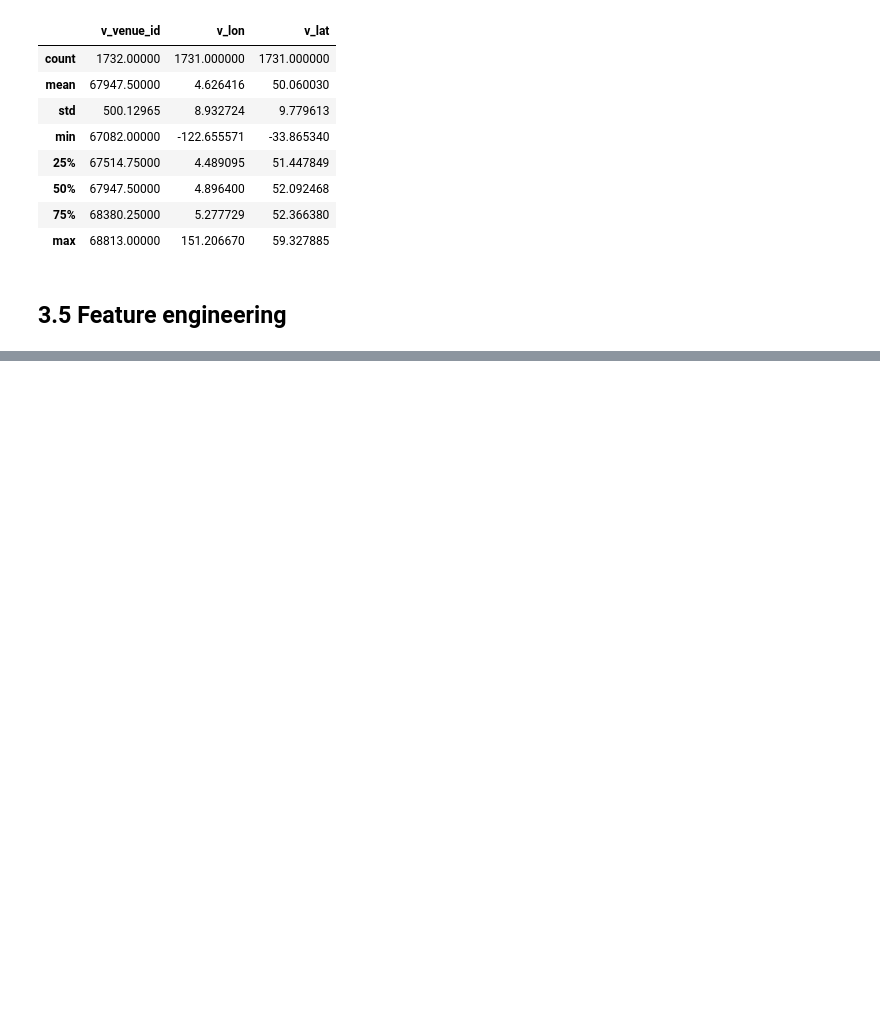
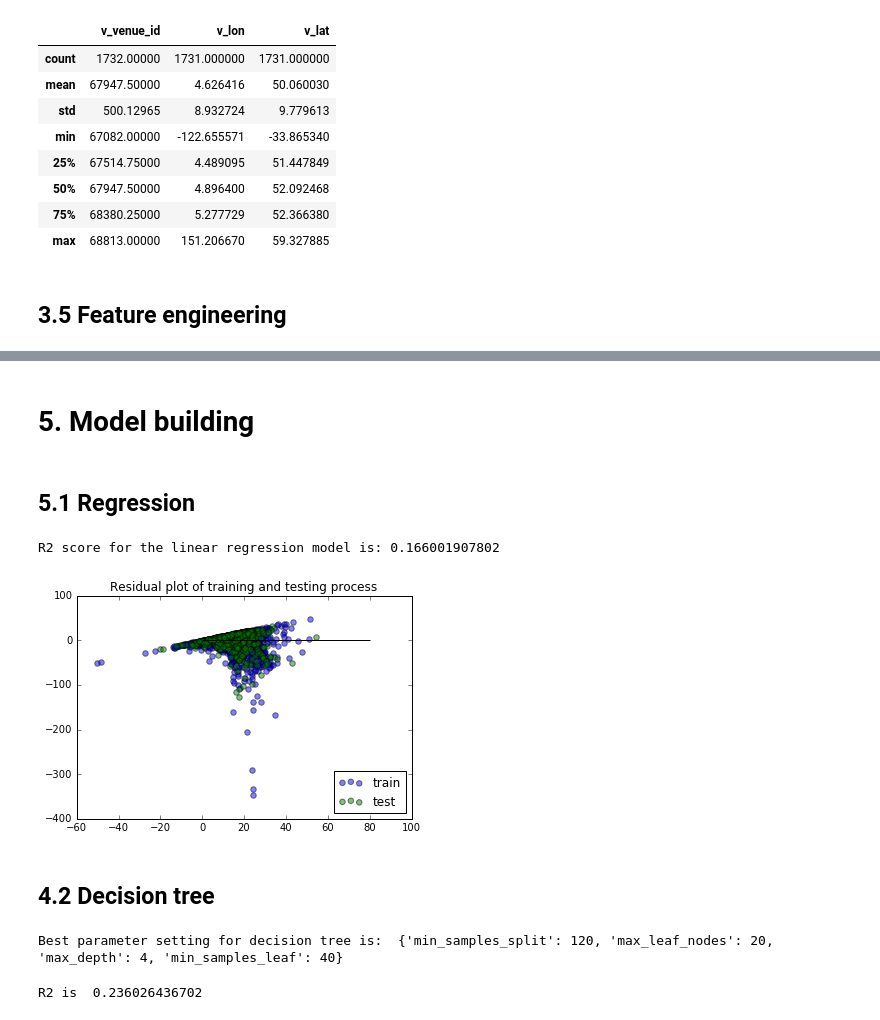
Before and after one commit to joyceXD/meetup-attendence-pred, a Jupyter notebook: scripts/meetup_eda.ipynb, the cells around one changed output, grey strips where cells are left out. Drawn from its saved outputs; the diff is of its cells as text; code cells hidden in the pictures; blank space fills up the shorter version.

Commit message:
Finalize model.

```diff
--- a/scripts/meetup_eda.ipynb
+++ b/scripts/meetup_eda.ipynb
@@ -232,0 +210,2 @@ Name: group_tenure, dtype: float64
+# %%
+df_events_flat = df_events_flat.merge(df_user_events, on=['e_event_id', 'user_id'], how='left')
@@ -250,0 +270,3 @@ X.corr(method='pearson')
+# %%
+df_data = df_data[df_data.vu_dist < df_data.vu_dist.quantile(.96)]
+df_data = df_data[df_data.vg_dist < df_data.vg_dist.quantile(.96)]
@@ -251,7 +292,31 @@ X.corr(method='pearson')
+# %%
+df_data_1 = df_data[df_data.g_past_events == 0]
+del df_data_1['g_past_events']
+df_data_2 = df_data[df_data.g_past_events > 0]
+
+X = df_data.drop('e_total_attend', axis=1)
+Y = df_data.e_total_attend
+X_train, X_test, y_train, y_test = model_selection.train_test_split(X, Y, test_size=0.2, random_state=999)
+# X.corr(method='pearson')
+X_1 = df_data_1.drop('e_total_attend', axis=1)
+Y_1 = df_data_1.e_total_attend
+X_train_1, X_test_1, y_train_1, y_test_1 = model_selection.train_test_split(X_1, Y_1, test_size=0.2, random_state=999)
+# X_1.corr(method='pearson')
+X_2 = df_data_2.drop('e_total_attend', axis=1)
+Y_2 = df_data_2.e_total_attend
+X_train_2, X_test_2, y_train_2, y_test_2 = model_selection.train_test_split(X_2, Y_2, test_size=0.2, random_state=999)
+# X_2.corr(method='pearson')
+# %% [markdown]
+# 5. Model building
+# %% [markdown]
+## 5.1 Regression
 # %%
-lm = linear_model.LinearRegression()
-lm.fit(X=X_train, y=y_train)
-# scores = cross_val_score(lm, X_train, y_train, cv=5)
-# predicted = cross_val_predict(lm, X_test, y_test, cv=5)
-predicted = lm.predict(X=X_test)
-metrics.r2_score(y_test, predicted)
+lm = linear_model.LinearRegression(fit_intercept=True, normalize=True, copy_X=False)
+lm.fit(X=X_train_2, y=y_train_2)
+# scores = model_selection.cross_val_score(lm, X_train, y_train, cv=5)
+# print scores
+# y_test_pred = model_selection.cross_val_predict(lm, X_test, y_test, cv=5)
+y_test_pred = lm.predict(X_test_2)
+print 'R2 score for the linear regression model is:', metrics.r2_score(y_test_2, y_test_pred)
+# %% [output]
+R2 score for the linear regression model is: 0.166001907802
@@ -260,14 +323,32 @@ df_result = pd.DataFrame({'target': y_test, 'predict': predicted})
 # %%
-X_train_pred = lm.predict(X_train)
-X_test_pred = lm.predict(X_test)
-plt.scatter(X_train_pred, X_train_pred-y_train, c='b', s=30, alpha=0.5, label='train')
-plt.scatter(X_test_pred, X_test_pred-y_test, c='g', s=30, alpha=0.5, label='test')
+y_train_pred = lm.predict(X_train_2)
+plt.scatter(y_train_pred, y_train_pred-y_train_2, c='b', s=30, alpha=0.5, label='train')
+plt.scatter(y_test_pred, y_test_pred-y_test_2, c='g', s=30, alpha=0.5, label='test')
 plt.hlines(y=0, xmin=0, xmax=80)
 plt.legend(loc='lower right')
 plt.title('Residual plot of training and testing process')
 plt.show()
+# %% [output]
+[figure, added]
+# %% [markdown]
+## 4.2 Decision tree
+# %%
+param_grid = {"min_samples_split": [40, 80, 120],
+              "max_depth": [2, 4, 7, 10],
+              "min_samples_leaf": [40, 80, 120],
+              "max_leaf_nodes": [4, 12, 20]}
+
+dt = tree.DecisionTreeRegressor()
+g_search = grid_search.GridSearchCV(dt, param_grid=param_grid, cv=5)
+g_search.fit(X_train_2, y_train_2)
+best_params = g_search.best_params_
+print 'Best parameter setting for decision tree is: ', best_params
+# %% [output]
+Best parameter setting for decision tree is:  {'min_samples_split': 120, 'max_leaf_nodes': 20, 'max_depth': 4, 'min_samples_leaf': 40}
 # %%
-clf = tree.DecisionTreeRegressor(max_depth=3)
-clf = clf.fit(X_train, y_train)
-predict = clf.predict(X_test)
-print "R2 is ", metrics.r2_score(y_test, predict)
+dt_2 = tree.DecisionTreeRegressor(max_depth=4, min_samples_leaf=45)
+dt_2.fit(X_train_2, y_train_2)
+y_test_pred = dt_2.predict(X_test_2)
+print "R2 is ", metrics.r2_score(y_test_2, y_test_pred)
+# %% [output]
+R2 is  0.236026436702
```
Also changed, not shown: parts of 40 cells of this notebook, 28 other files.
